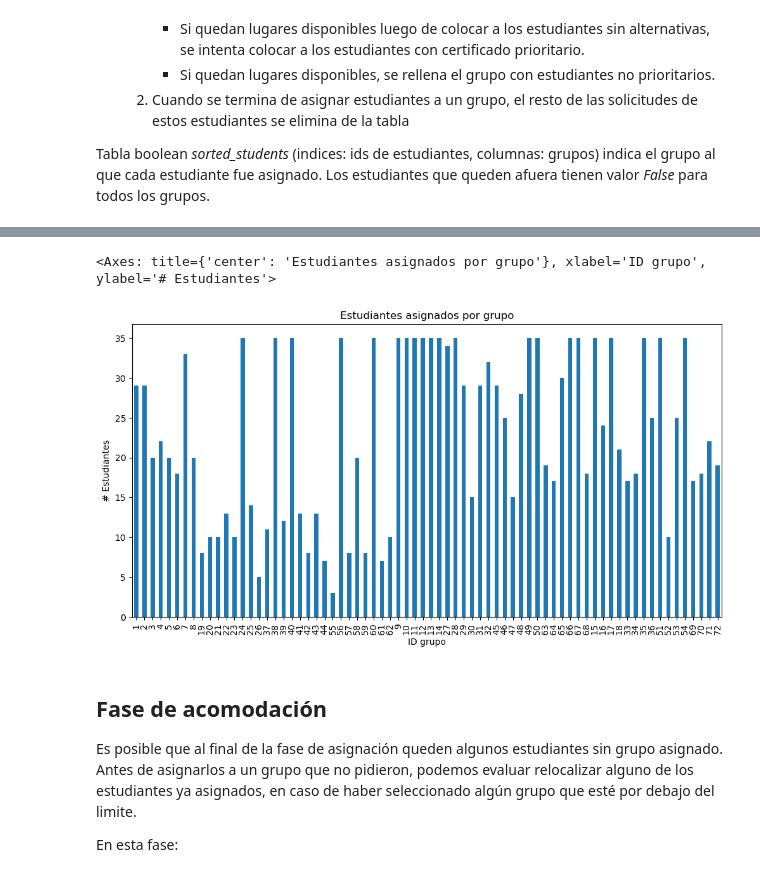
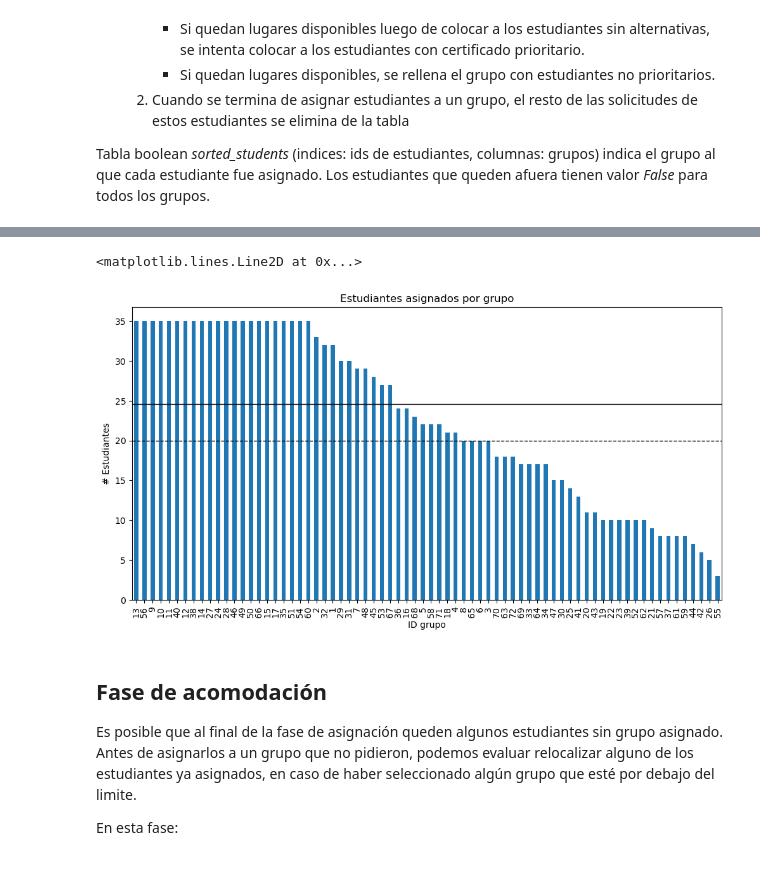
Before and after one commit to HJuan412/group_reparting, a Jupyter notebook: Asignador.ipynb, the cells around one changed output, grey strips where cells are left out. Drawn from its saved outputs; the diff is of its cells as text; code cells hidden in the pictures.

Commit message:
began disbanding groups

```diff
--- a/Asignador.ipynb
+++ b/Asignador.ipynb
@@ -111,3 +111,14 @@ single_group_filter = ~(single_group_students & ~certified)
 
 places_tab = places_tab.loc[single_group_filter]
 certified = certified.loc[single_group_filter]
+# %%
+# definir parametros
+n_groups = grupos.shape[0]
+n_students = estudiantes.Id.unique().shape[0]
+mean_students_per_group = n_students / n_groups
+min_students_per_group = np.ceil(mean_students_per_group * 0.8)
+
+print(n_groups)
+print(n_students)
+print(mean_students_per_group)
+print(min_students_per_group)
@@ -201,8 +217,12 @@ for row in demand_log.to_numpy().T:
 # %%
-sorted_students.sum(axis=0).plot(kind='bar', ylabel='# Estudiantes', figsize=(12,6), title='Estudiantes asignados por grupo')
+fig, ax = plt.subplots(figsize=(12,6))
+sorted_students.sum(axis=0).sort_values(ascending=False).plot(kind='bar', ylabel='# Estudiantes', ax = ax, title='Estudiantes asignados por grupo')
+
+ax.axhline(y = mean_students_per_group, color='k', linewidth=1)
+ax.axhline(y = min_students_per_group, color='k', linewidth=1, linestyle='--')
 # %% [output]
-<Axes: title={'center': 'Estudiantes asignados por grupo'}, xlabel='ID grupo', ylabel='# Estudiantes'>
+<matplotlib.lines.Line2D at 0x...>
-[figure, old version]
+[figure, new version]
 # %% [markdown]
 ## Fase de acomodación
 Es posible que al final de la fase de asignación queden algunos estudiantes sin grupo asignado. Antes de asignarlos a un grupo que no pidieron, podemos evaluar relocalizar alguno de los estudiantes ya asignados, en caso de haber seleccionado algún grupo que esté por debajo del limite.
```
Also changed, not shown: parts of 12 cells of this notebook.
